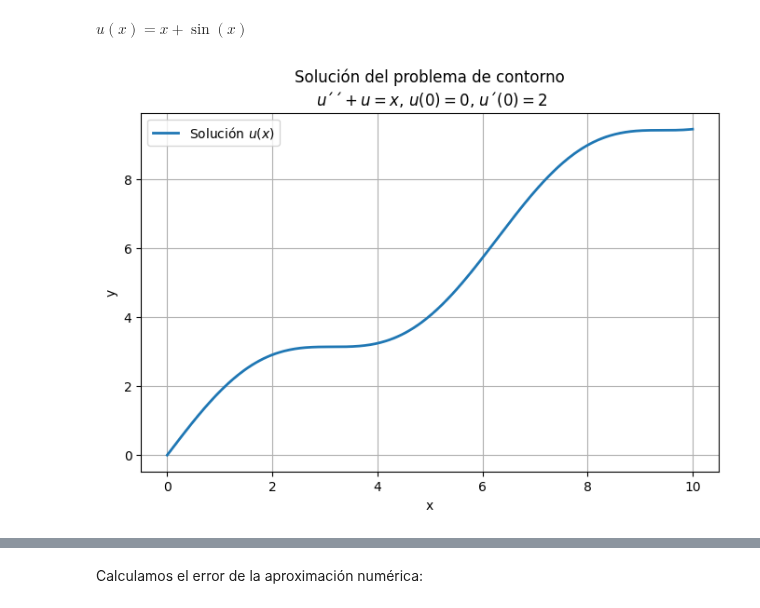
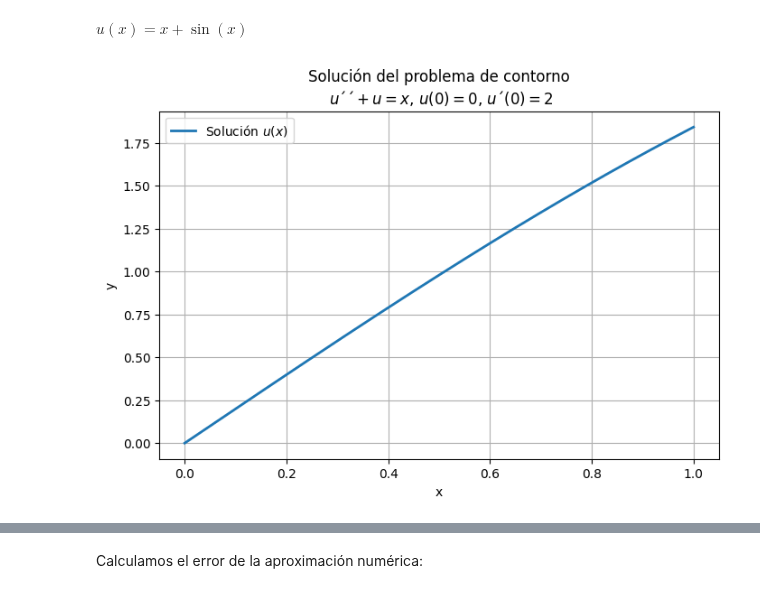
Before and after one commit to LuisManuelCatzoliSoriano/EDP-I, a Jupyter notebook: MétododeMínimos.ipynb, the cells around one changed output, grey strips where cells are left out. Drawn from its saved outputs; the diff is of its cells as text; code cells hidden in the pictures.

```diff
--- a/MétododeMínimos.ipynb
+++ b/MétododeMínimos.ipynb
@@ -49,18 +49,18 @@ $\displaystyle u{\left(x \right)} = x + \sin{\left(x \right)}$
 # %%
 u_expr = sol.rhs
 
 u_num = sp.lambdify(x,u_expr,"numpy")
 
-xx = np.linspace(0,10,400)
+xx = np.linspace(0,1,400)
 yy = u_num(xx)
 
 plt.figure(figsize=(8, 5))
 plt.plot(xx, yy, label="Solución $u(x)$", linewidth=2)
 plt.title('Solución del problema de contorno\n $u´´ + u=x$, $u(0)=0$, $u´(0)=2$')
 plt.xlabel('x')
 plt.ylabel('y')
 plt.grid(True)
 plt.legend()
 plt.show()
 # %% [output]
-[figure, old version]
+[figure, new version]
```
Also changed, not shown: parts of 19 cells of this notebook.
